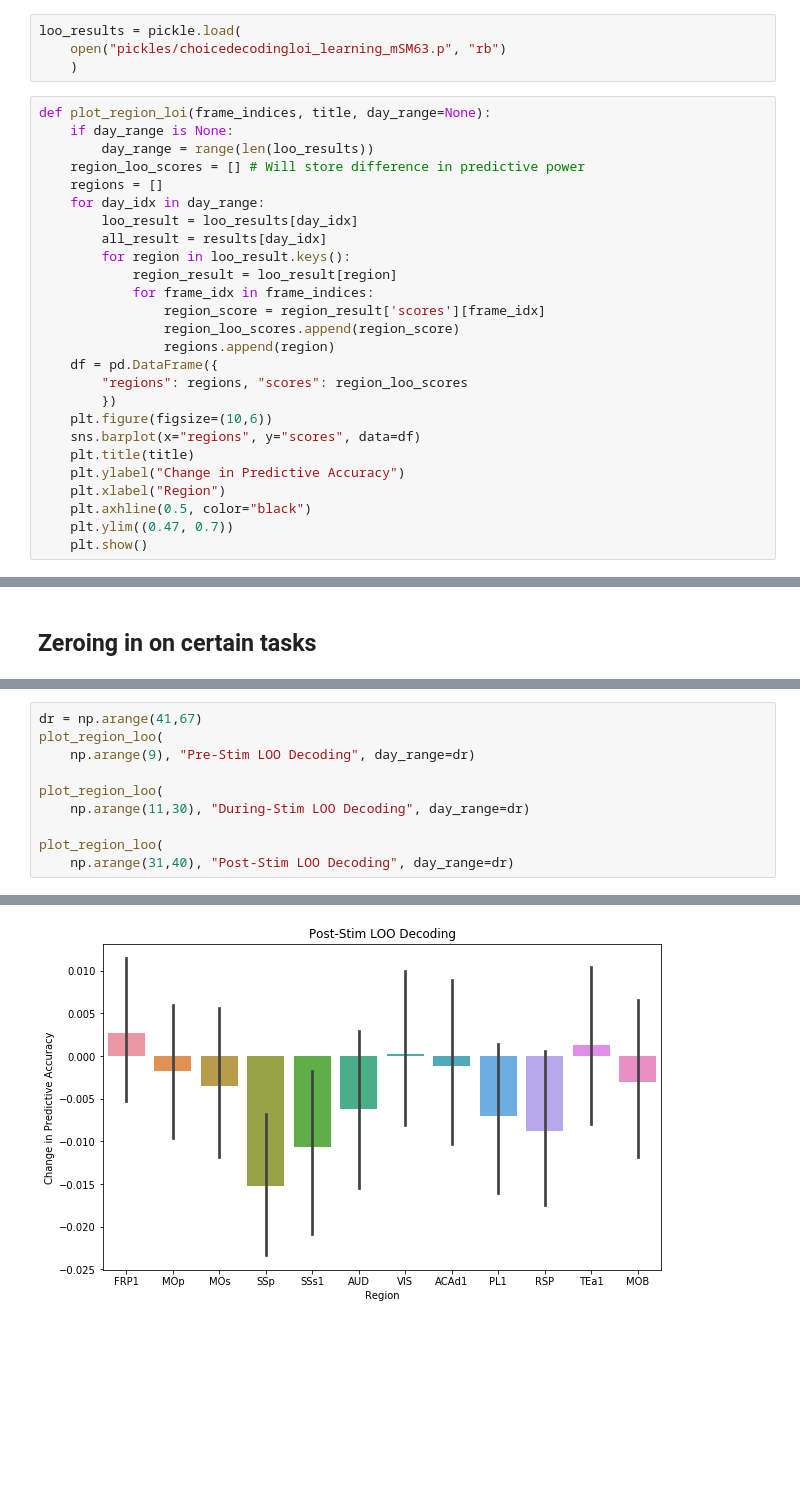
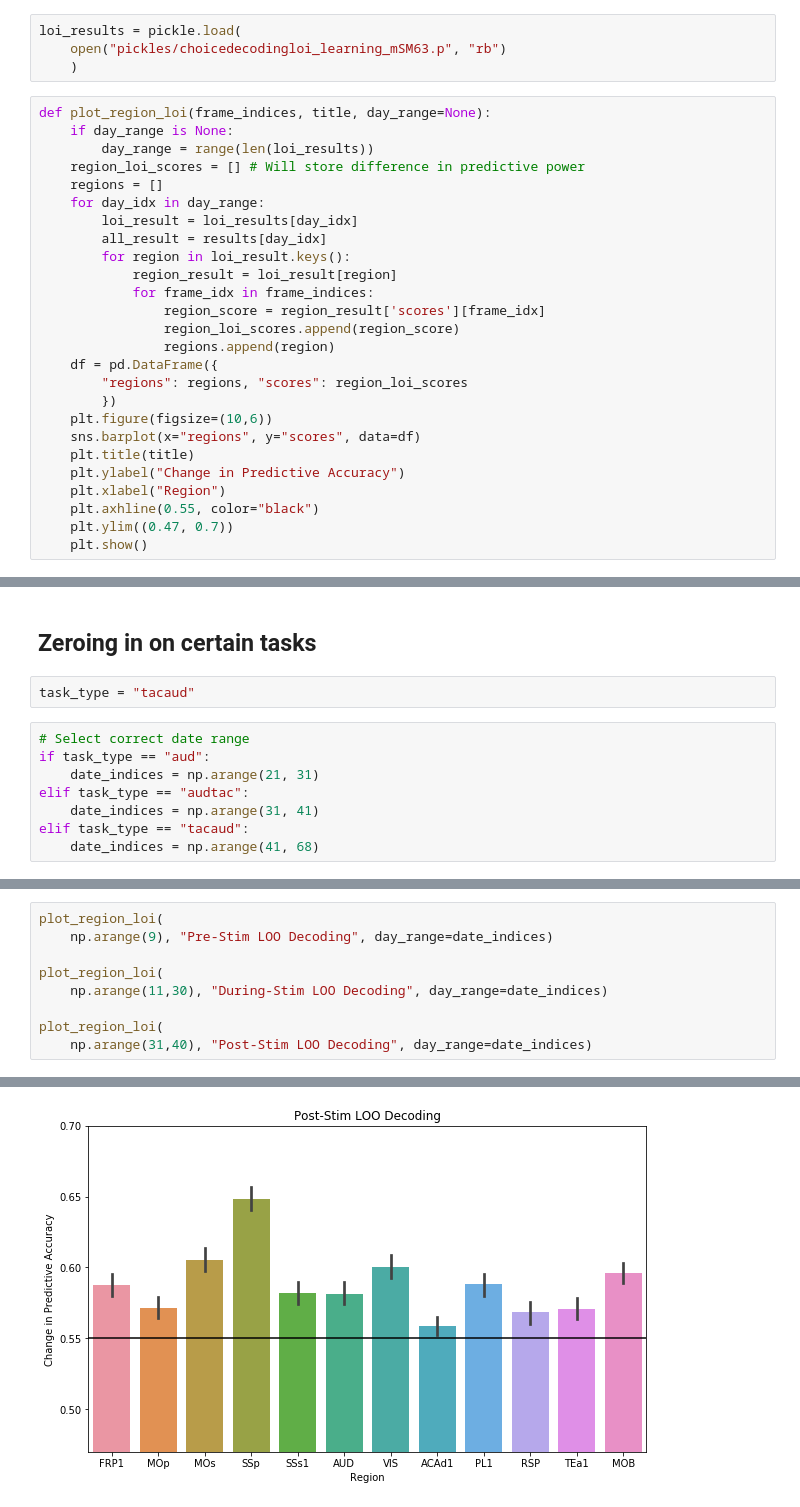
Before and after one commit to chingf/glm-hmm, a Jupyter notebook: 2019-10-01-choicedecoding-neural.ipynb, the cells around one changed output, grey strips where cells are left out. Cells and saved outputs as stored; diff of their text form; blank space fills up the shorter version.

Commit message:
Updates ipynb plotting for GLMHMM

```diff
--- a/2019-10-01-choicedecoding-neural.ipynb
+++ b/2019-10-01-choicedecoding-neural.ipynb
@@ -231,33 +136,33 @@ plot_region_loo(np.arange(31,40), "Post-Stim LOO Decoding")
 # %% [markdown]
 ## 3. Load data for LOI decoding
 # %%
-loo_results = pickle.load(
+loi_results = pickle.load(
     open("pickles/choicedecodingloi_learning_mSM63.p", "rb")
     )
 # %%
 def plot_region_loi(frame_indices, title, day_range=None):
     if day_range is None:
-        day_range = range(len(loo_results))
-    region_loo_scores = [] # Will store difference in predictive power
+        day_range = range(len(loi_results))
+    region_loi_scores = [] # Will store difference in predictive power
     regions = []
     for day_idx in day_range:
-        loo_result = loo_results[day_idx]
+        loi_result = loi_results[day_idx]
         all_result = results[day_idx]
-        for region in loo_result.keys():
-            region_result = loo_result[region]
+        for region in loi_result.keys():
+            region_result = loi_result[region]
             for frame_idx in frame_indices:
                 region_score = region_result['scores'][frame_idx]
-                region_loo_scores.append(region_score)
+                region_loi_scores.append(region_score)
                 regions.append(region)
     df = pd.DataFrame({
-        "regions": regions, "scores": region_loo_scores
+        "regions": regions, "scores": region_loi_scores
         })
     plt.figure(figsize=(10,6))
     sns.barplot(x="regions", y="scores", data=df)
     plt.title(title)
     plt.ylabel("Change in Predictive Accuracy")
     plt.xlabel("Region")
-    plt.axhline(0.5, color="black")
+    plt.axhline(0.55, color="black")
     plt.ylim((0.47, 0.7))
     plt.show()
 # %%
@@ -275,2 +180,12 @@ plot_region_loi(np.arange(31,40), "Post-Stim LOO Decoding")
 # %% [markdown]
 ## Zeroing in on certain tasks
+# %%
+task_type = "tacaud"
+# %%
+# Select correct date range
+if task_type == "aud":
+    date_indices = np.arange(21, 31)
+elif task_type == "audtac":
+    date_indices = np.arange(31, 41)
+elif task_type == "tacaud":
+    date_indices = np.arange(41, 68)
@@ -277,11 +226,10 @@ plot_region_loi(np.arange(31,40), "Post-Stim LOO Decoding")
 # %%
-dr = np.arange(41,67)
-plot_region_loo(
-    np.arange(9), "Pre-Stim LOO Decoding", day_range=dr)
+plot_region_loi(
+    np.arange(9), "Pre-Stim LOO Decoding", day_range=date_indices)
 
-plot_region_loo(
-    np.arange(11,30), "During-Stim LOO Decoding", day_range=dr)
+plot_region_loi(
+    np.arange(11,30), "During-Stim LOO Decoding", day_range=date_indices)
 
-plot_region_loo(
-    np.arange(31,40), "Post-Stim LOO Decoding", day_range=dr)
+plot_region_loi(
+    np.arange(31,40), "Post-Stim LOO Decoding", day_range=date_indices)
 # %% [output]
@@ -290 +238 @@ plot_region_loo(
-[figure, old version]
+[figure, new version]
```
Also changed, not shown: parts of 12 cells of this notebook, 3 other files.
